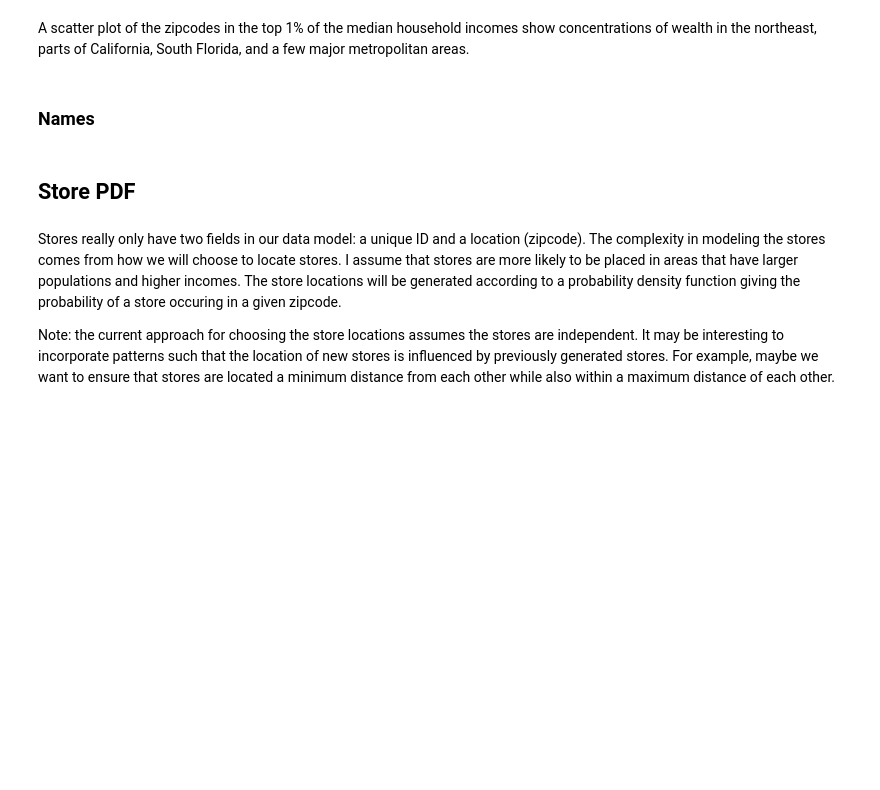
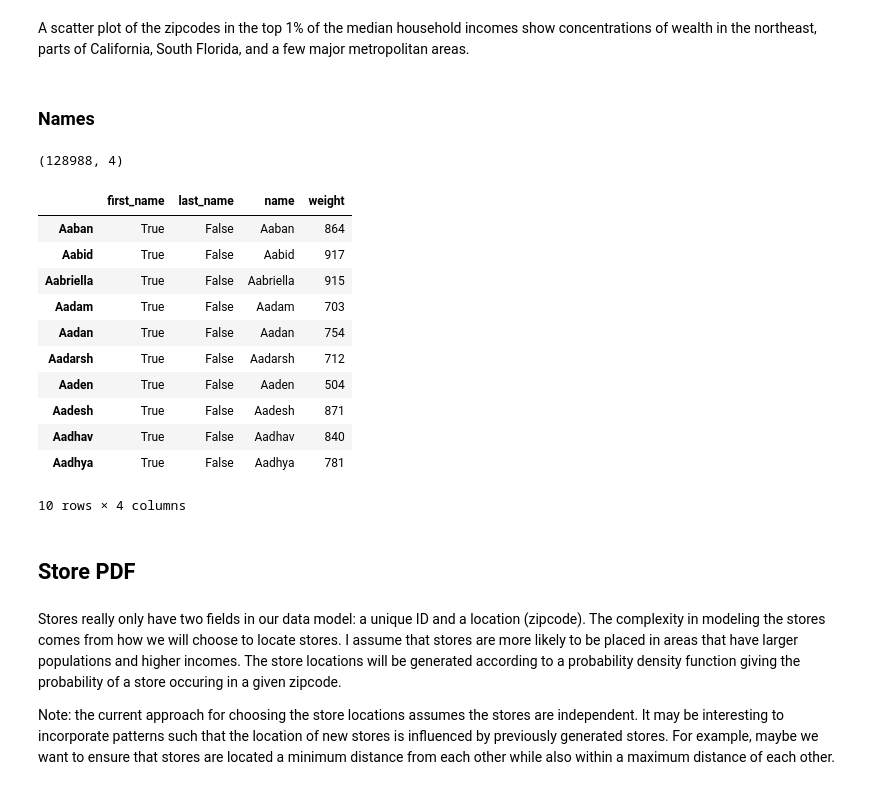
Before and after one commit to rnowling/bigpetstore-data-generator, a Jupyter notebook: notebooks/MonteCarloExample.ipynb, the cells around one changed output. Drawn from its saved outputs; the diff is of its cells as text; code cells hidden in the pictures; blank space fills up the shorter version.

```diff
--- a/notebooks/MonteCarloExample.ipynb
+++ b/notebooks/MonteCarloExample.ipynb
@@ -267,11 +267,30 @@ def read_names(flname):
         names.append(name)
         first_names.append(first_name)
         last_names.append(last_name)
-        weighs.append(weight)
+        weights.append(weight)
     fl.close()
     return pd.DataFrame(data={"name" : names, "first_name" : first_names, "last_name" : last_names, "weight" : weights}, index=names)
 # %%
-customer_names = read_names("resources/
+customer_names = read_names("../resources/namedb/data/data.dat")
+# %%
+customer_names.shape
+# %% [output]
+(128988, 4)
+# %%
+customer_names.iloc[:10, :]
+# %% [output]
+|  | first_name | last_name | name | weight |
+| Aaban | True | False | Aaban | 864 |
+| Aabid | True | False | Aabid | 917 |
+| Aabriella | True | False | Aabriella | 915 |
+| Aadam | True | False | Aadam | 703 |
+| Aadan | True | False | Aadan | 754 |
+| Aadarsh | True | False | Aadarsh | 712 |
+| Aaden | True | False | Aaden | 504 |
+| Aadesh | True | False | Aadesh | 871 |
+| Aadhav | True | False | Aadhav | 840 |
+| Aadhya | True | False | Aadhya | 781 |
+10 rows × 4 columns
 # %% [markdown]
 ## Store PDF
 # %% [markdown]
```
Also changed, not shown: parts of 9 cells of this notebook.
